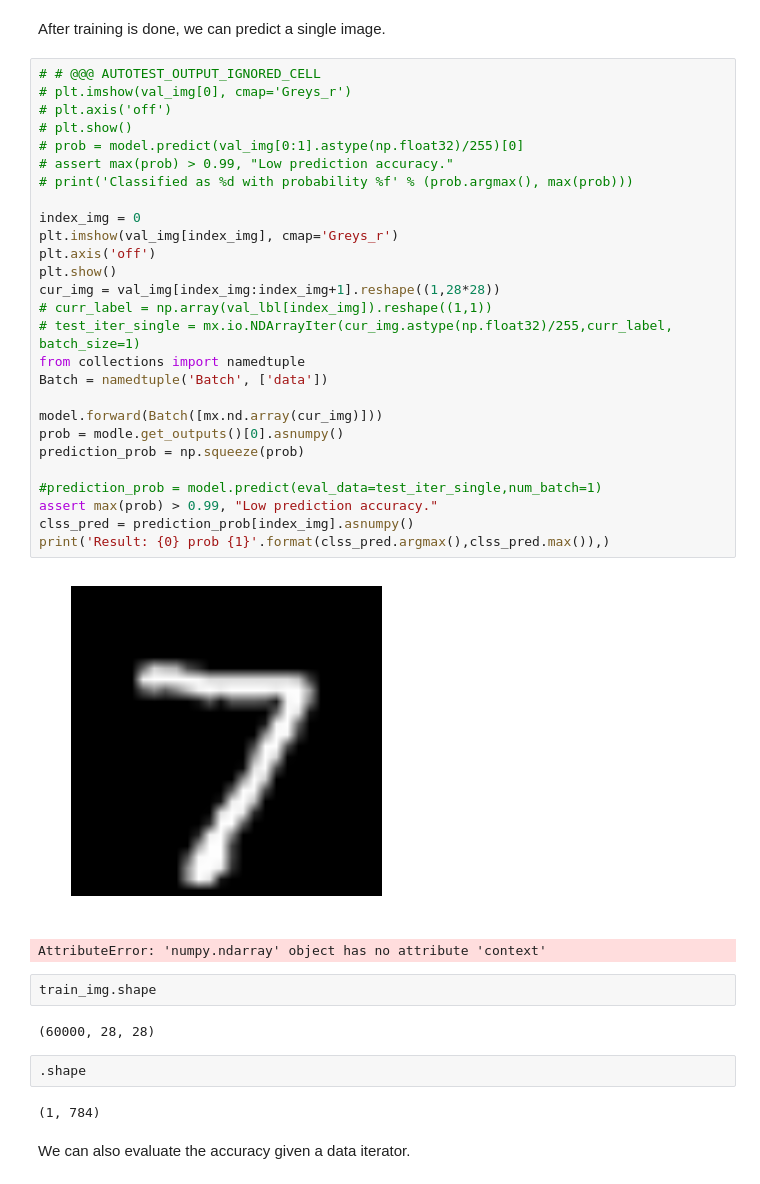
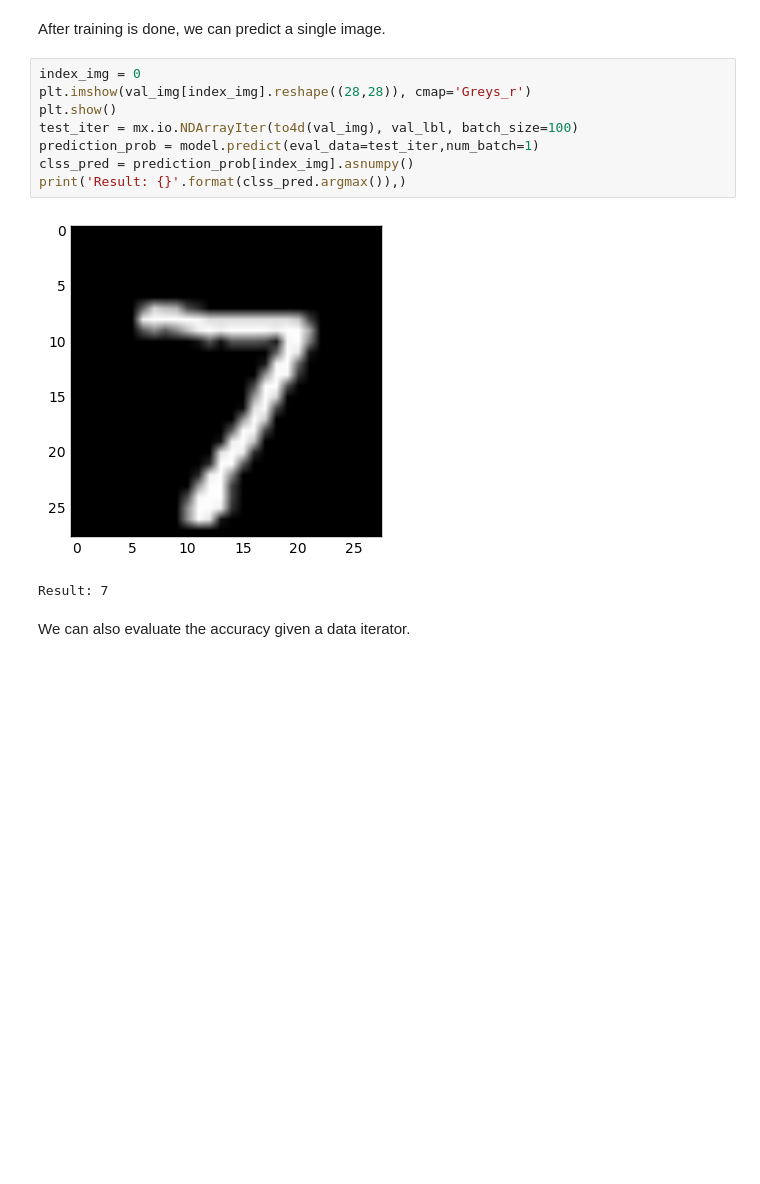
Before and after one commit to dmlc/mxnet-notebooks, a Jupyter notebook: python/tutorials/mnist.ipynb, the cells around one changed output. Saved outputs shown, nothing was run; the diff lists cells and outputs as text; blank space fills up the shorter version.

Commit message:
fix prediction in tutorials/mnits.ipynb

```diff
--- a/python/tutorials/mnist.ipynb
+++ b/python/tutorials/mnist.ipynb
@@ -143,43 +143,16 @@ INFO:root:Epoch[9] Validation-accuracy=0.969500
 # %% [markdown]
 After training is done, we can predict a single image.
-# %%
-# # @@@ AUTOTEST_OUTPUT_IGNORED_CELL
-# plt.imshow(val_img[0], cmap='Greys_r')
-# plt.axis('off')
-# plt.show()
-# prob = model.predict(val_img[0:1].astype(np.float32)/255)[0]
-# assert max(prob) > 0.99, "Low prediction accuracy."
-# print('Classified as %d with probability %f' % (prob.argmax(), max(prob)))
-
-index_img = 0
-plt.imshow(val_img[index_img], cmap='Greys_r')
-plt.axis('off')
-plt.show()
-cur_img = val_img[index_img:index_img+1].reshape((1,28*28))
-# curr_label = np.array(val_lbl[index_img]).reshape((1,1))
-# test_iter_single = mx.io.NDArrayIter(cur_img.astype(np.float32)/255,curr_label, batch_size=1)
-from collections import namedtuple
-Batch = namedtuple('Batch', ['data'])
-
-model.forward(Batch([mx.nd.array(cur_img)]))
-prob = modle.get_outputs()[0].asnumpy()
-prediction_prob = np.squeeze(prob)
-
-#prediction_prob = model.predict(eval_data=test_iter_single,num_batch=1)
-assert max(prob) > 0.99, "Low prediction accuracy."
-clss_pred = prediction_prob[index_img].asnumpy()
-print('Result: {0} prob {1}'.format(clss_pred.argmax(),clss_pred.max()),)
-# %% [output]
-[figure, removed]
-AttributeError: 'numpy.ndarray' object has no attribute 'context'
-# %%
-train_img.shape
-# %% [output]
-(60000, 28, 28)
-# %%
-.shape
-# %% [output]
-(1, 784)
+# %%
+index_img = 0
+plt.imshow(val_img[index_img].reshape((28,28)), cmap='Greys_r')
+plt.show()
+test_iter = mx.io.NDArrayIter(to4d(val_img), val_lbl, batch_size=100)
+prediction_prob = model.predict(eval_data=test_iter,num_batch=1)
+clss_pred = prediction_prob[index_img].asnumpy()
+print('Result: {}'.format(clss_pred.argmax()),)
+# %% [output]
+[figure, added]
+Result: 7
 # %% [markdown]
 We can also evaluate the accuracy given a data iterator.
 # %%
```
Also changed, not shown: parts of 10 cells of this notebook, 3 other files.
